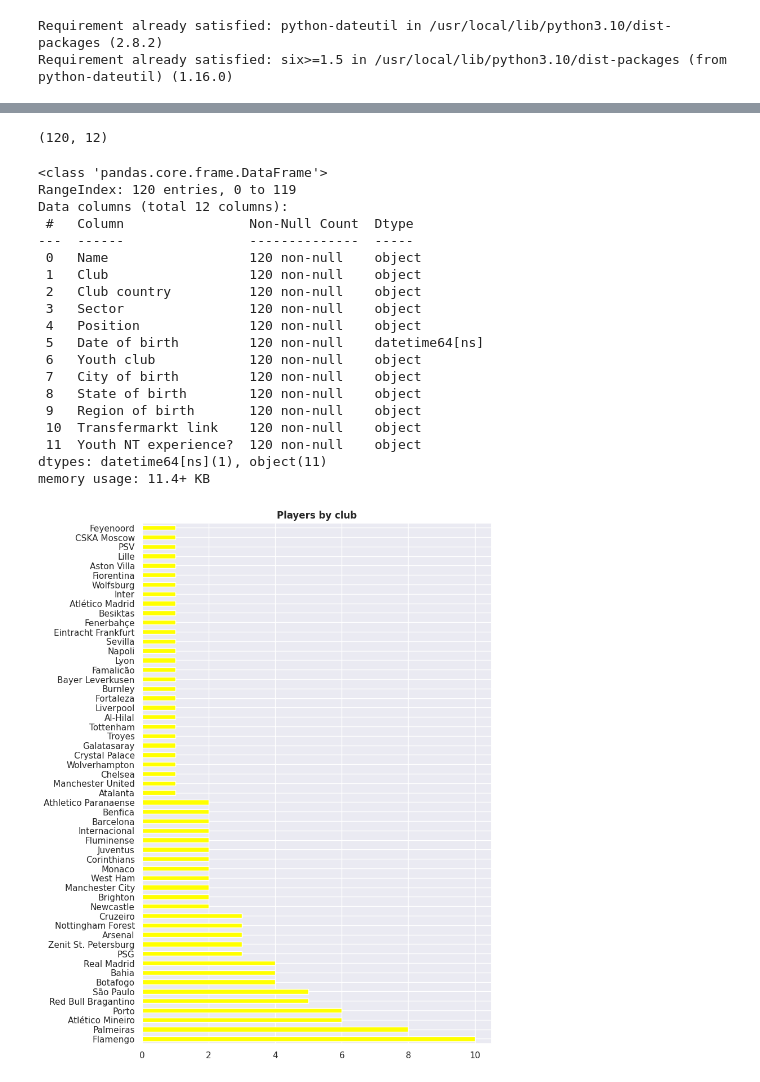
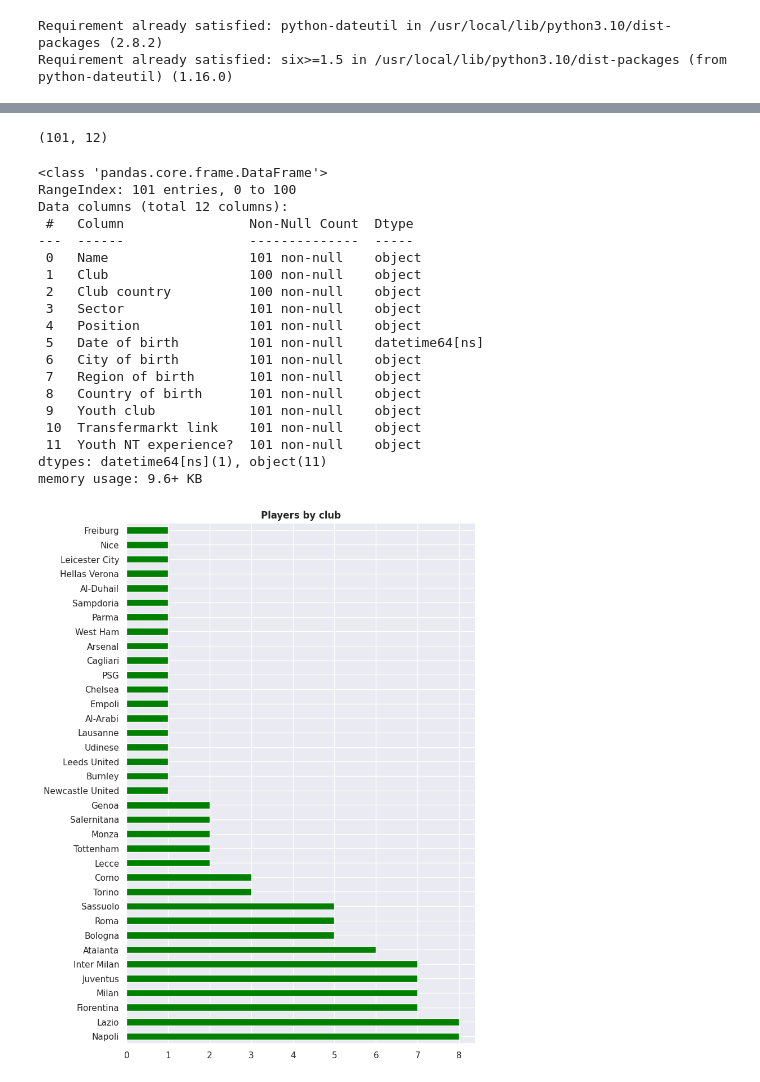
Before and after one commit to guilhermelaviola/GoalAnalysis, a Jupyter notebook: ItalianPlayers.ipynb, the cells around one changed output, grey strips where cells are left out. Cells and saved outputs as stored; diff of their text form; code cells hidden in the pictures.

```diff
--- a/ItalianPlayers.ipynb
+++ b/ItalianPlayers.ipynb
@@ -17,7 +17,7 @@ sns.set(style = 'darkgrid')
 plt.style.use('seaborn-pastel')
 # %%
 # Importing and displaying the last 10 players:
-df = pd.ExcelFile('br-players.xlsx')
-players = pd.read_excel(df, 'br-players')
+df = pd.ExcelFile('it-players.xlsx')
+players = pd.read_excel(df, 'it-players')
 players.tail(10)
 # %% [output]
@@ -36,37 +36,37 @@ players.tail(10)
 # Displaying the number of rows and columns in the dataset:
 players.shape
 # %% [output]
-(120, 12)
+(101, 12)
 # %%
 # Displaying the datatypes of each column:
 players.info()
 # %% [output]
 <class 'pandas.core.frame.DataFrame'>
-RangeIndex: 120 entries, 0 to 119
+RangeIndex: 101 entries, 0 to 100
 Data columns (total 12 columns):
  #   Column                Non-Null Count  Dtype
 ---  ------                --------------  -----
- 0   Name                  120 non-null    object
- 1   Club                  120 non-null    object
- 2   Club country          120 non-null    object
- 3   Sector                120 non-null    object
- 4   Position              120 non-null    object
- 5   Date of birth         120 non-null    datetime64[ns]
- 6   Youth club            120 non-null    object
- 7   City of birth         120 non-null    object
- 8   State of birth        120 non-null    object
- 9   Region of birth       120 non-null    object
- 10  Transfermarkt link    120 non-null    object
- 11  Youth NT experience?  120 non-null    object
+ 0   Name                  101 non-null    object
+ 1   Club                  100 non-null    object
+ 2   Club country          100 non-null    object
+ 3   Sector                101 non-null    object
+ 4   Position              101 non-null    object
+ 5   Date of birth         101 non-null    datetime64[ns]
+ 6   City of birth         101 non-null    object
+ 7   Region of birth       101 non-null    object
+ 8   Country of birth      101 non-null    object
+ 9   Youth club            101 non-null    object
+ 10  Transfermarkt link    101 non-null    object
+ 11  Youth NT experience?  101 non-null    object
 dtypes: datetime64[ns](1), object(11)
-memory usage: 11.4+ KB
+memory usage: 9.6+ KB
 # %%
 # Displaying players by club:
-players['Club'].value_counts().plot(kind = 'barh', color = 'yellow', figsize = (8, 12))
+players['Club'].value_counts().plot(kind = 'barh', color = 'green', figsize = (8, 12))
 plt.ylabel(None)
 plt.title('Players by club', fontweight = 'bold')
 plt.show()
 # %% [output]
-[figure, old version]
+[figure, new version]
 # %%
 # Displaying players by country where they play at:
```
Also changed, not shown: parts of 12 cells of this notebook.
